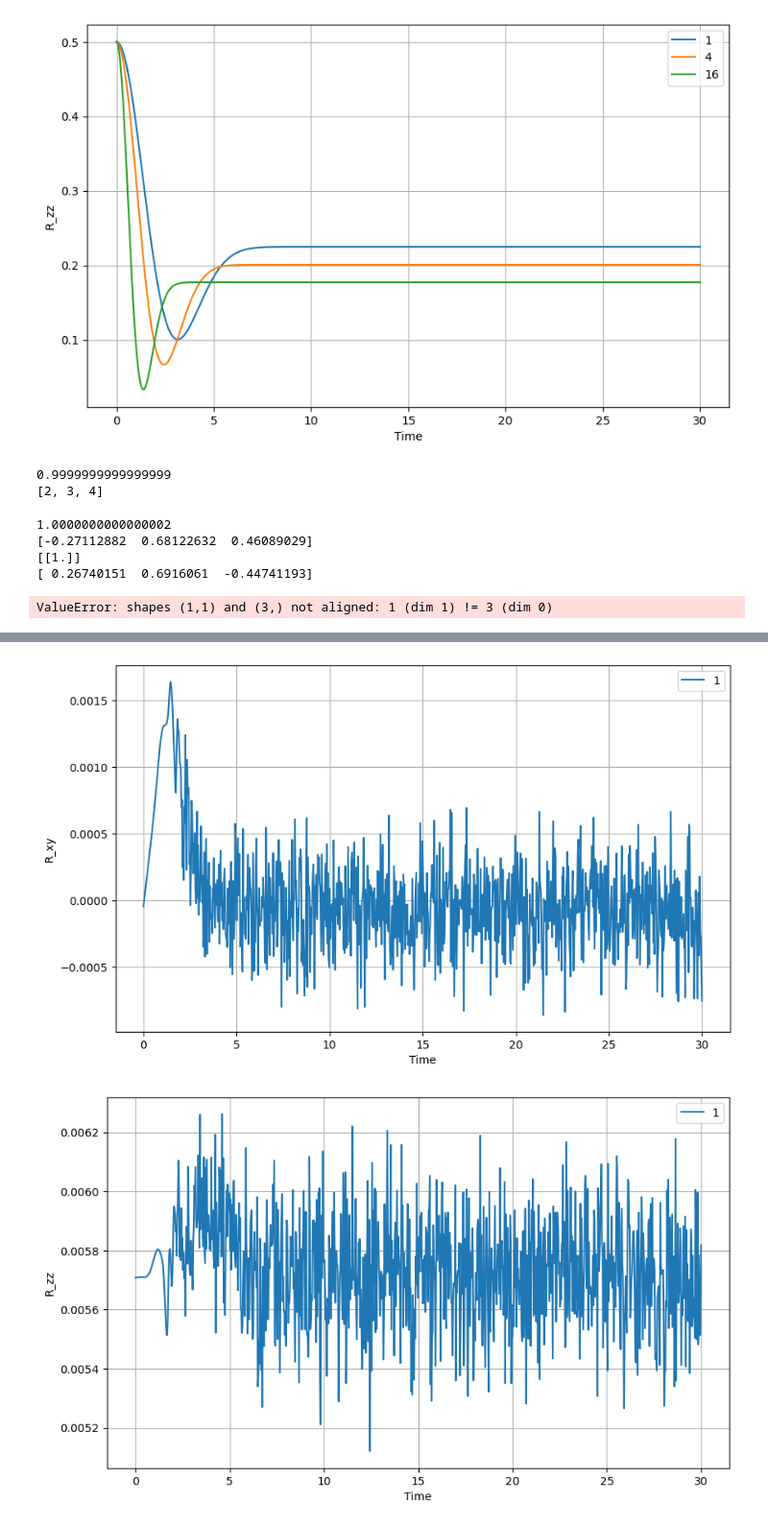
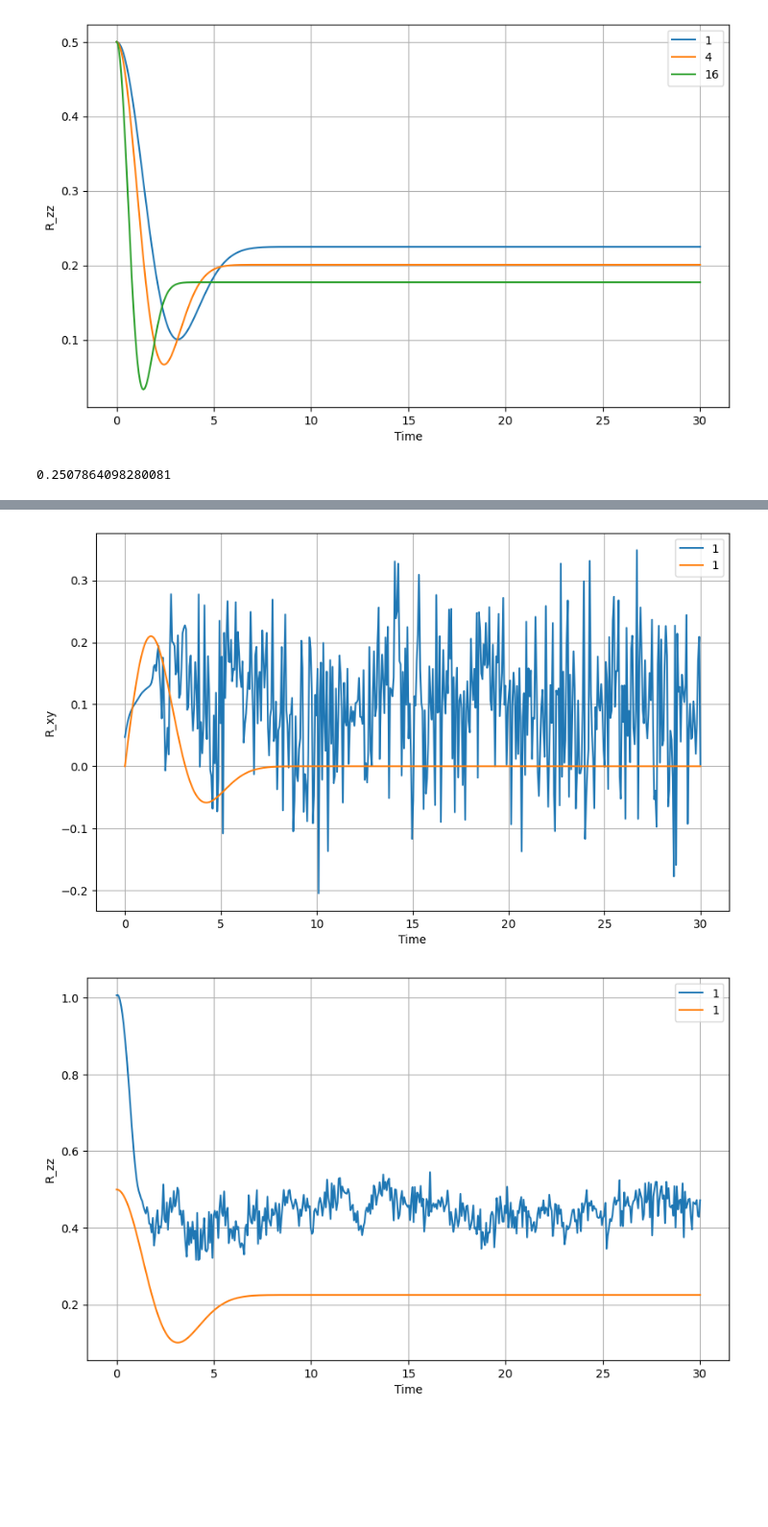
Before and after one commit to BJaudun/Radical-pair-Recombination-Reactions, a Jupyter notebook: Radical Recombination Reactions.ipynb, the cells around one changed output, grey strips where cells are left out. Shown at 96% size. Saved outputs shown, nothing was run; the diff lists cells and outputs as text; code cells hidden in the pictures; blank space fills up the shorter version.

```diff
--- a/Radical Recombination Reactions.ipynb
+++ b/Radical Recombination Reactions.ipynb
@@ -48,6 +46,7 @@ class Schulten_wolynes:
     def __integrand__(self,s, w):
         return np.exp(-s**2) * np.sin(w * s)
 
+
     def __calculate_func_numerically__(self,t_star,w_star):
          func_w_star_t_star_value, error = quad(self.__integrand__, 0 ,t_star, args=(w_star))
          return func_w_star_t_star_value
@@ -66,6 +65,7 @@ class Schulten_wolynes:
         w_i = -self.gyromagnetic_ratio*self.applied_magnetic_field_strength # Looking at w_i as norm calculation
         w_star = w_i * tau
         return  abs(w_star)
+
 
     def __R_xx__(self, w_star, t_star, func_w_star_t_star):
         exp_term = np.exp(-t_star ** 2)
@@ -88,33 +88,25 @@ class Schulten_wolynes:
         return (w_star * ((w_star** 2 ) + (4 * exp_term * cos_term) -4) + ( 8 * func_w_star_t_star)) / (2 * (w_star ** 3))
 
 
-
-
-
-
-
-
-
-test = Schulten_wolynes(0.5,-1.001,1,30,1000,a_ik) # Use 0.001 for zero magnetic field play around with reducing it further
+test = Schulten_wolynes(0.5,-1.001,1,30,500,a_ik) # Use 0.001 for zero magnetic field play around with reducing it further
 
 R_xx_1_SW = test.calculate_electron_tensor('__R_xx__')
 R_xy_1_SW = test.calculate_electron_tensor('__R_xy__')
 R_zz_1_SW = test.calculate_electron_tensor('__R_zz__')
 
-test = Schulten_wolynes(0.5,-1.001,4,30,1000,a_ik)
+test = Schulten_wolynes(0.5,-1.001,4,30,500,a_ik)
 
 R_xx_4_SW = test.calculate_electron_tensor('__R_xx__')
 R_xy_4_SW = test.calculate_electron_tensor('__R_xy__')
 R_zz_4_SW = test.calculate_electron_tensor('__R_zz__')
 
-test = Schulten_wolynes(0.5,-1.001,16,30,1000,a_ik)
+test = Schulten_wolynes(0.5,-1.001,16,30,500,a_ik)
 
 R_xx_16_SW = test.calculate_electron_tensor('__R_xx__')
 R_xy_16_SW = test.calculate_electron_tensor('__R_xy__')
 R_zz_16_SW = test.calculate_electron_tensor('__R_zz__')
 
-
-time_points = np.linspace(0, 30, 1000)
+time_points = np.linspace(0, 30, 500)
 
 
 plt.figure(figsize=(10, 6))
@@ -279,32 +253,35 @@ def get_vector_array_component(vectors, component):
-# %%
-v = Si_t([0,1,2],[2,3,4],1)
-# %% [output]
-0.9999999999999999
-[2, 3, 4]
+# %%
+test_array = []
+for i in range(10000):
+    test_vector = random_initial_vector_spin()
+    test_array.append(test_vector[1]*test_vector[1])
+
+initial_value = np.sum(test_array)/10000
+initial_value #zz is twice what it should be
+
+#vector = random_initial_vector_spin()
+#np.linalg.norm(vector)
+# %% [output]
+0.2507864098280081
 # %%
-R_xx_1_SC = monte_carlo_integration(30,1000,1,'xx',200)
-#R_xx_4_SC = monte_carlo_integration(30,1000,4,'xx',100)
-#R_xx_16_SC = monte_carlo_integration(30,1000,16,'xx',100)
+R_xx_1_SC = monte_carlo_integration(30,500,1,'xx',1000)
+#R_xx_4_SC = monte_carlo_integration(30,1000,4,'xx',50)
+#R_xx_16_SC = monte_carlo_integration(30,1000,16,'xx',50)
 
-#R_xy_1_SC = monte_carlo_integration(30,1000,1,'xy',50)
-#R_xy_4_SC = monte_carlo_integration(30,1000,4,'xy',100)
-#R_xy_16_SC = monte_carlo_integration(30,1000,16,'xy',100)
+R_xy_1_SC = monte_carlo_integration(30,500,1,'xy',1000)
+#R_xy_4_SC = monte_carlo_integration(30,1000,4,'xy',50)
+#R_xy_16_SC = monte_carlo_integration(30,1000,16,'xy',50)
 
-#R_zz_1_SC = monte_carlo_integration(30,1000,1,'zz',50)
-#R_zz_4_SC = monte_carlo_integration(30,1000,4,'zz',100)
-#R_zz_16_SC = monte_carlo_integration(30,1000,16,'zz',100)
+R_zz_1_SC = monte_carlo_integration(30,500,1,'zz',1000)
+#R_zz_4_SC = monte_carlo_integration(30,1000,4,'zz',50)
+#R_zz_16_SC = monte_carlo_integration(30,1000,16,'zz',50)
-# %% [output]
-1.0000000000000002
-[-0.27112882  0.68122632  0.46089029]
-[[1.]]
-[ 0.26740151  0.6916061  -0.44741193]
-ValueError: shapes (1,1) and (3,) not aligned: 1 (dim 1) != 3 (dim 0)
 # %%
-time_points = np.linspace(0, 30, 1000)
+time_points = np.linspace(0, 30, 500)
 
 
 plt.figure(figsize=(10, 6))
 plt.plot(time_points, R_xx_1_SC, label='1')
+plt.plot(time_points, R_xx_1_SW)
 #plt.plot(time_points, R_xx_4_SC, label='4')
 #plt.plot(time_points, R_xx_16_SC, label='16')
 plt.xlabel('Time')
@@ -315,6 +292,7 @@ plt.show()
 
 plt.figure(figsize=(10, 6))
 plt.plot(time_points, R_xy_1_SC, label='1')
+plt.plot(time_points, R_xy_1_SW, label='1')
 #plt.plot(time_points, R_xy_4_SC, label='4')
 #plt.plot(time_points, R_xy_16_SC, label='16')
 plt.xlabel('Time')
@@ -325,6 +303,7 @@ plt.show()
 
 plt.figure(figsize=(10, 6))
 plt.plot(time_points, R_zz_1_SC, label='1')
+plt.plot(time_points, R_zz_1_SW, label='1')
 #plt.plot(time_points, R_zz_4_SC, label='4')
 #plt.plot(time_points, R_zz_16_SC, label='16')
 plt.xlabel('Time')
@@ -337,2 +316,2 @@ plt.show()
-[figure, old version]
+[figure, new version]
-[figure, old version]
+[figure, new version]
```
Also changed, not shown: parts of 3 cells of this notebook.
